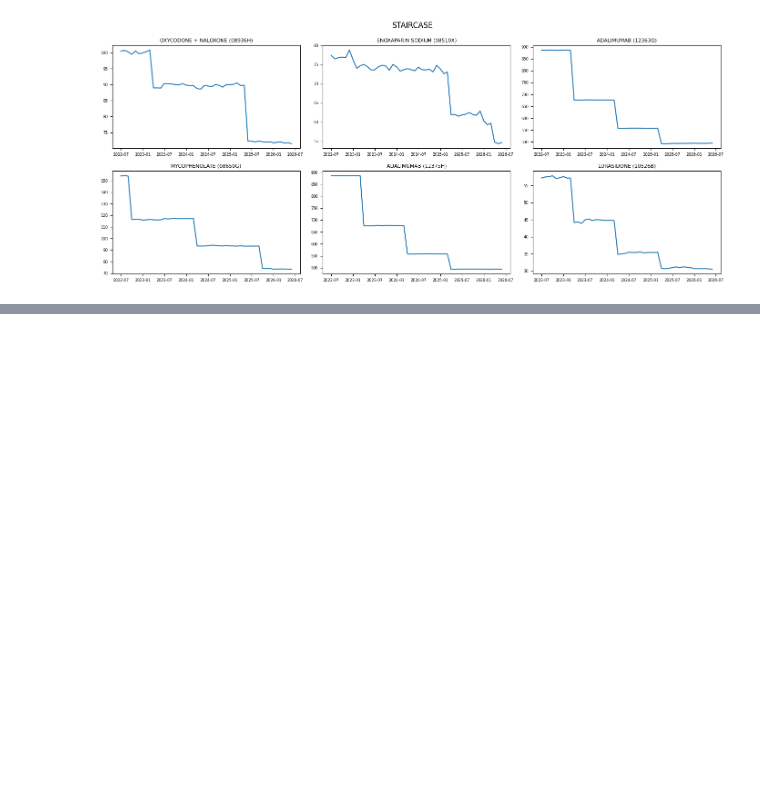
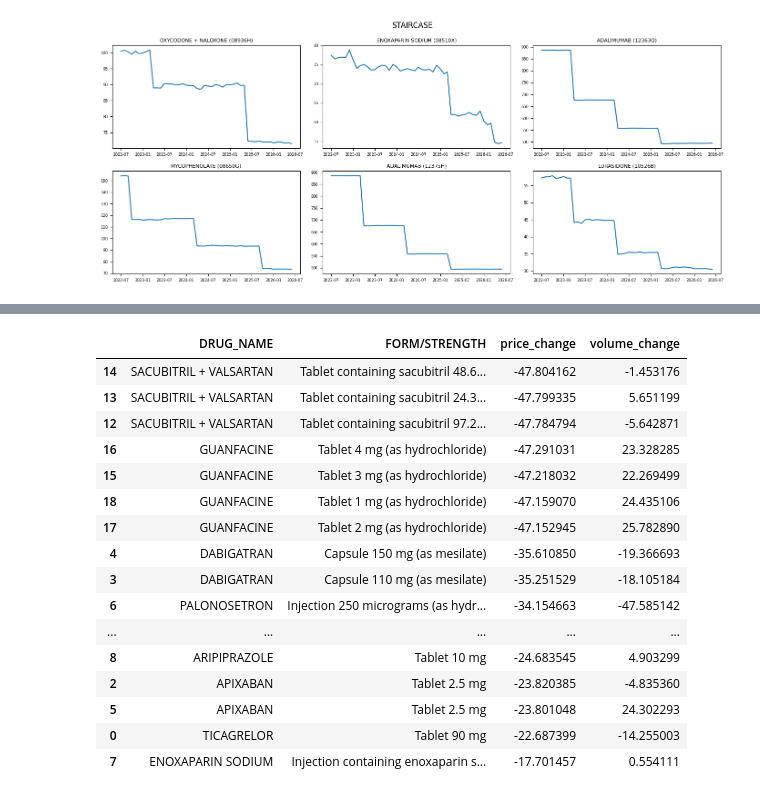
Before and after one commit to aryakamat01-sketch/pbs-generic-erosion, a Jupyter notebook: pbs_generic_erosion.ipynb, the cells around one changed output, grey strips where cells are left out. Drawn from its saved outputs; the diff is of its cells as text; code cells hidden in the pictures; blank space fills up the shorter version.

```diff
--- a/pbs_generic_erosion.ipynb
+++ b/pbs_generic_erosion.ipynb
@@ -415,0 +514,20 @@ for label in ['cliff', 'staircase']:
+# %%
+ev.merge(labels, on='ITEM_CODE')[['DRUG_NAME','FORM/STRENGTH','price_change','volume_change']].sort_values('price_change')
+# %% [output]
+|  | DRUG_NAME | FORM/STRENGTH | price_change | volume_change |
+| 14 | SACUBITRIL + VALSARTAN | Tablet containing sacubitril 48.6... | -47.804162 | -1.453176 |
+| 13 | SACUBITRIL + VALSARTAN | Tablet containing sacubitril 24.3... | -47.799335 | 5.651199 |
+| 12 | SACUBITRIL + VALSARTAN | Tablet containing sacubitril 97.2... | -47.784794 | -5.642871 |
+| 16 | GUANFACINE | Tablet 4 mg (as hydrochloride) | -47.291031 | 23.328285 |
+| 15 | GUANFACINE | Tablet 3 mg (as hydrochloride) | -47.218032 | 22.269499 |
+| 18 | GUANFACINE | Tablet 1 mg (as hydrochloride) | -47.159070 | 24.435106 |
+| 17 | GUANFACINE | Tablet 2 mg (as hydrochloride) | -47.152945 | 25.782890 |
+| 4 | DABIGATRAN | Capsule 150 mg (as mesilate) | -35.610850 | -19.366693 |
+| 3 | DABIGATRAN | Capsule 110 mg (as mesilate) | -35.251529 | -18.105184 |
+| 6 | PALONOSETRON | Injection 250 micrograms (as hydr... | -34.154663 | -47.585142 |
+| ... | ... | ... | ... | ... |
+| 8 | ARIPIPRAZOLE | Tablet 10 mg | -24.683545 | 4.903299 |
+| 2 | APIXABAN | Tablet 2.5 mg | -23.820385 | -4.835360 |
+| 5 | APIXABAN | Tablet 2.5 mg | -23.801048 | 24.302293 |
+| 0 | TICAGRELOR | Tablet 90 mg | -22.687399 | -14.255003 |
+| 7 | ENOXAPARIN SODIUM | Injection containing enoxaparin s... | -17.701457 | 0.554111 |
```
Also changed, not shown: parts of 7 cells of this notebook.
